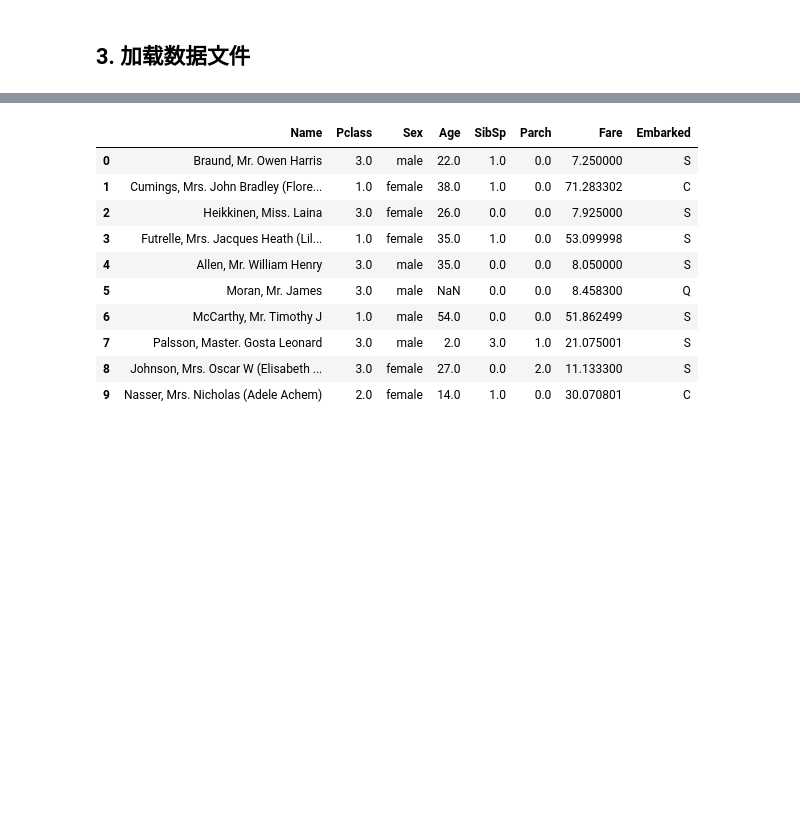
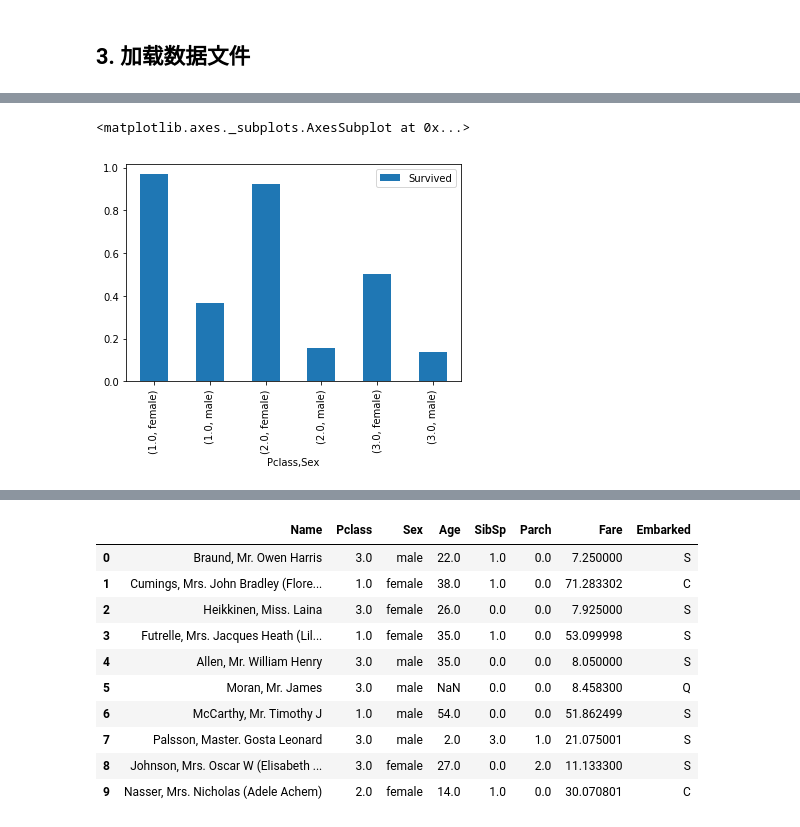
Before and after one commit to elliotxx/notebooks, a Jupyter notebook: titanic.ipynb, the cells around one changed output, grey strips where cells are left out. Saved outputs shown, nothing was run; the diff lists cells and outputs as text; code cells hidden in the pictures; blank space fills up the shorter version.

```diff
--- a/titanic.ipynb
+++ b/titanic.ipynb
@@ -79,0 +146,6 @@ data.describe()
+# %%
+# 船舱等级 && 性别 和生存与否的关系 Pclass && Sex
+data[['Sex','Pclass','Survived']].groupby(['Pclass','Sex']).mean().plot.bar()
+# %% [output]
+<matplotlib.axes._subplots.AxesSubplot at 0x...>
+[figure, added]
```
Also changed, not shown: parts of 25 cells of this notebook.
